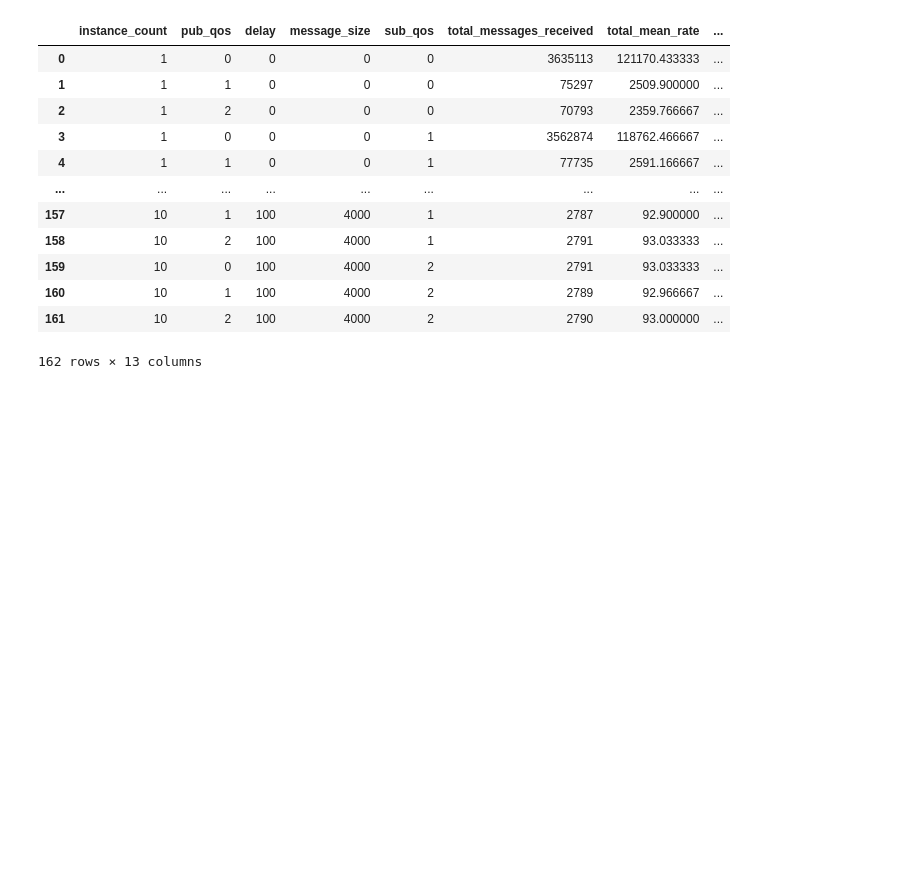
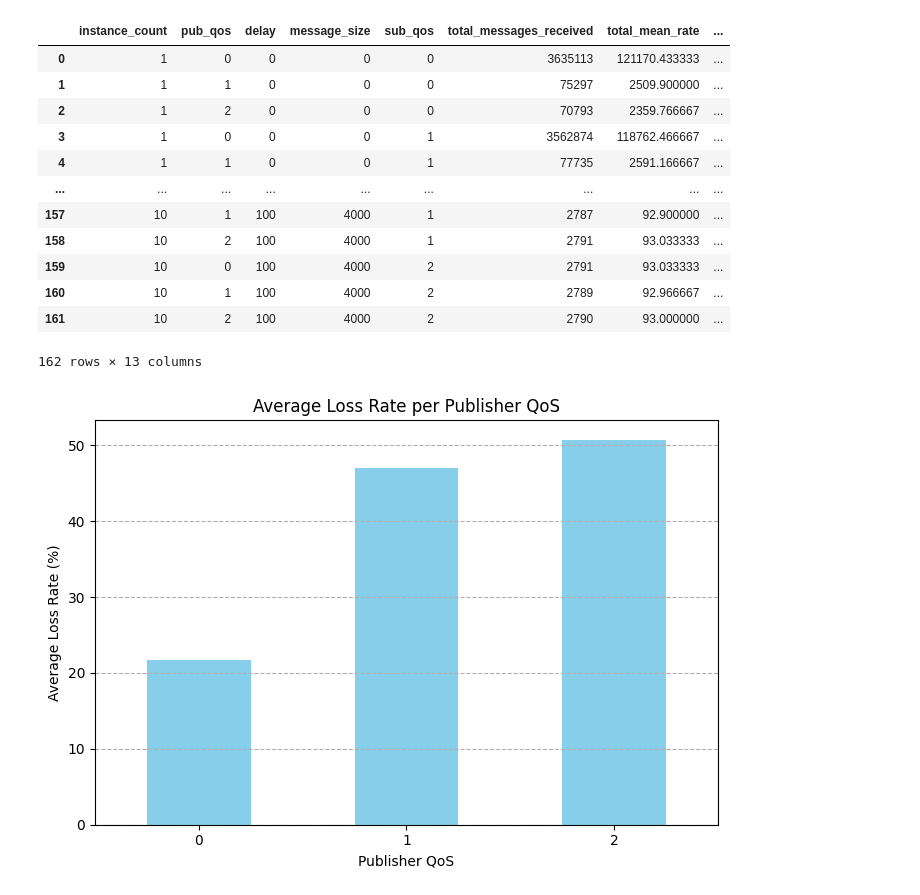
Before and after one commit to thanhnguyen123-dev/MQTT-Model, a Jupyter notebook: data_analysis.ipynb, the cells around one changed output. Saved outputs shown, nothing was run; the diff lists cells and outputs as text; code cells hidden in the pictures; blank space fills up the shorter version.

Commit message:
add more visualizations to jupyter notebook

```diff
--- a/data_analysis.ipynb
+++ b/data_analysis.ipynb
@@ -40,6 +31,21 @@ df
 | 160 | 10 | 1 | 100 | 4000 | 2 | 2789 | 92.966667 | ... |
 | 161 | 10 | 2 | 100 | 4000 | 2 | 2790 | 93.000000 | ... |
 162 rows × 13 columns
-# %%
-
-sns.set_theme(styles="whitegrid")
+# %%
+FIG_SIZE=(7, 5)
+# %%
+# Group by publisher QoS and calculate the mean of average_loss_rate
+average_loss_rate_per_qos = df.groupby('pub_qos')['average_loss_rate'].mean()
+
+# Create the bar chart
+plt.figure(figsize=FIG_SIZE)
+average_loss_rate_per_qos.plot(kind='bar', color='skyblue')
+plt.title('Average Loss Rate per Publisher QoS')
+plt.xlabel('Publisher QoS')
+plt.ylabel('Average Loss Rate (%)')
+plt.xticks(rotation=0)
+plt.grid(axis='y', linestyle='--')
+plt.tight_layout()
+plt.show()
+# %% [output]
+[figure, added]
```
Also changed, not shown: parts of 9 cells of this notebook, 4 other files.
